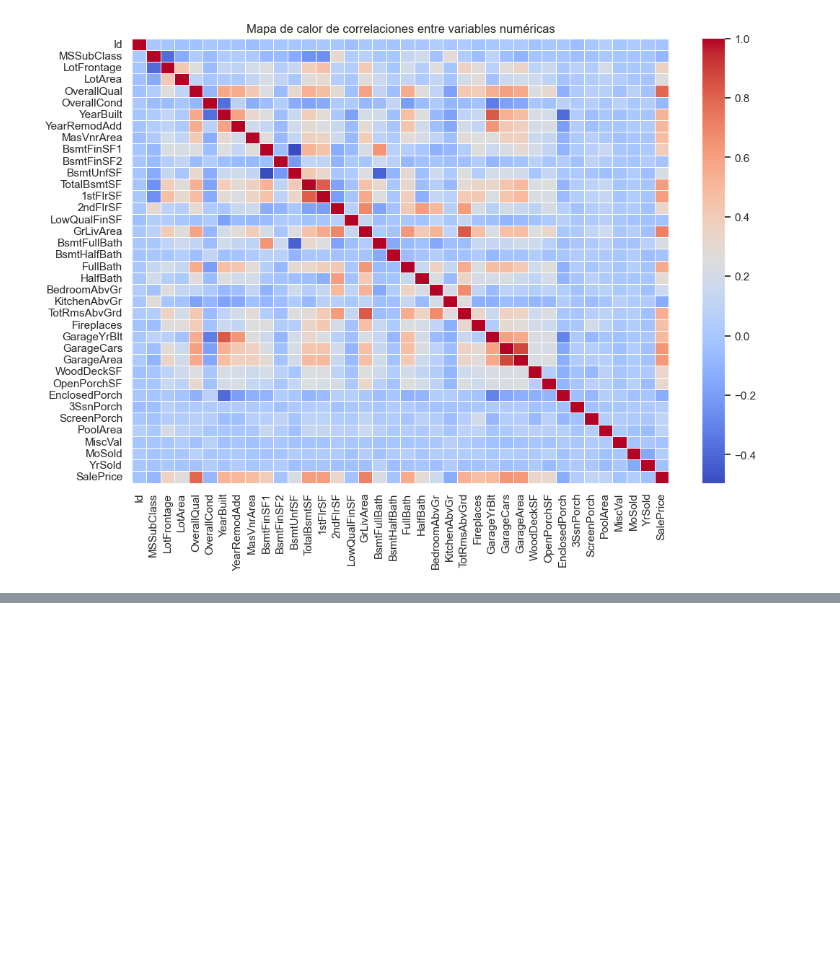
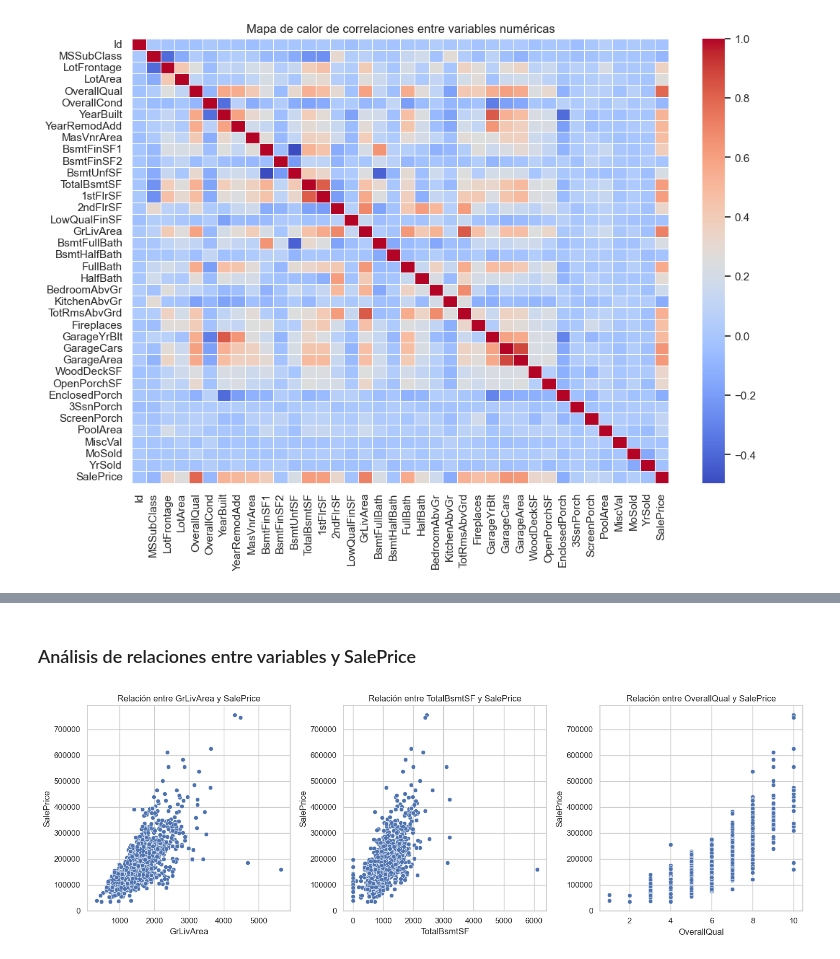
Before and after one commit to EstebanZG999/HT3Mineria, a Jupyter notebook: src/analisis_exploratorio.ipynb, the cells around one changed output, grey strips where cells are left out. Cells and saved outputs as stored; diff of their text form; code cells hidden in the pictures; blank space fills up the shorter version.

```diff
--- a/src/analisis_exploratorio.ipynb
+++ b/src/analisis_exploratorio.ipynb
@@ -127,0 +146,17 @@ plt.show()
+# %% [markdown]
+### Análisis de relaciones entre variables y SalePrice
+# %%
+# Variables que podrían tener relación con el precio de la vivienda
+variables_relacion = ['GrLivArea', 'TotalBsmtSF', 'OverallQual']
+
+plt.figure(figsize=(15, 5))
+
+for i, var in enumerate(variables_relacion, 1):
+    plt.subplot(1, len(variables_relacion), i)
+    sns.scatterplot(x=df[var], y=df['SalePrice'])
+    plt.title(f"Relación entre {var} y SalePrice")
+
+plt.tight_layout()
+plt.show()
+# %% [output]
+[figure, added]
```
Also changed, not shown: parts of 10 cells of this notebook.
